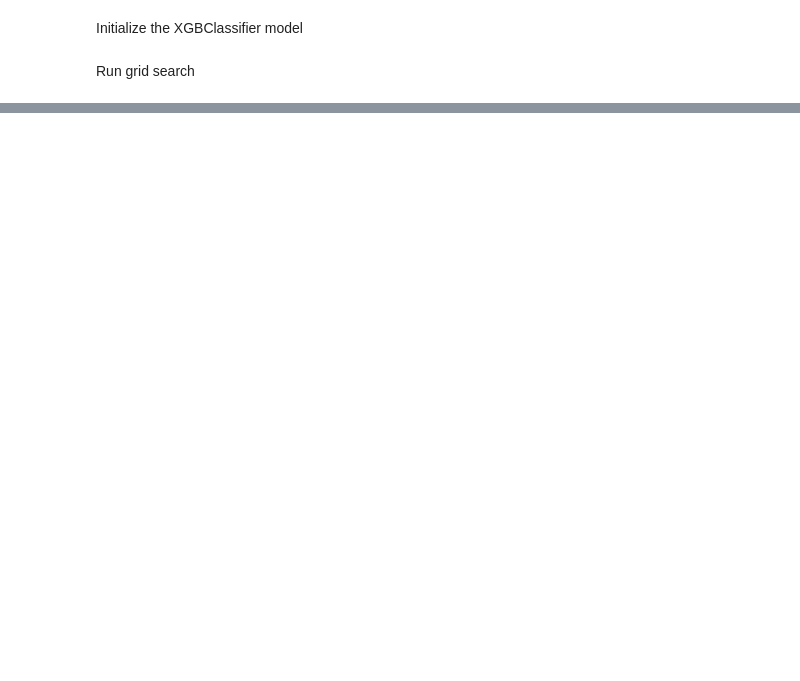
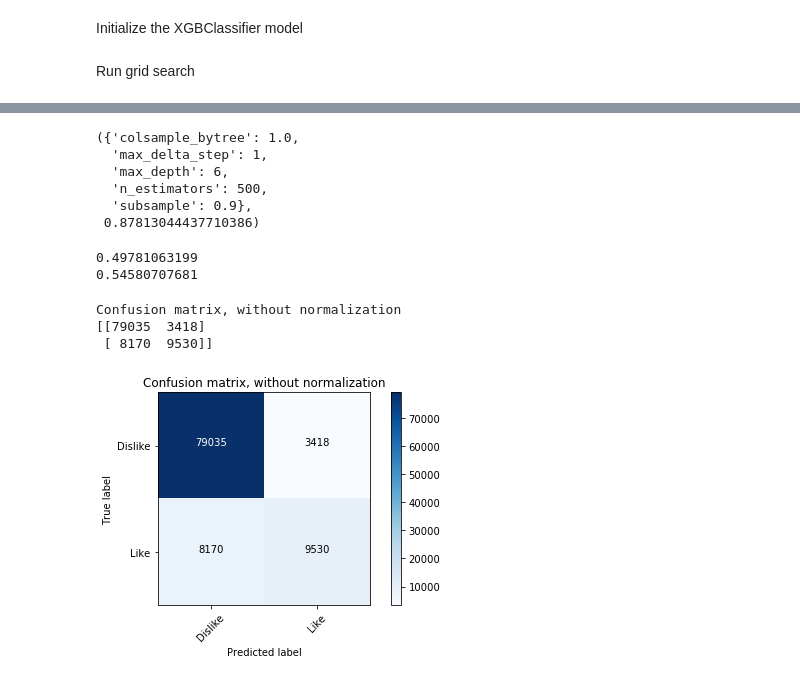
Before and after one commit to mathurtx/hinge-ranking, a Jupyter notebook: src/experiment/XGBoost.ipynb, the cells around one changed output, grey strips where cells are left out. Saved outputs shown, nothing was run; the diff lists cells and outputs as text; code cells hidden in the pictures; blank space fills up the shorter version.

```diff
--- a/src/experiment/XGBoost.ipynb
+++ b/src/experiment/XGBoost.ipynb
@@ -18,6 +20,7 @@ Set our parameters for xgboost
 For Imbalanced dataset we set max_delta_step = 1
 # %%
 params = {}
+class_names = ['Dislike','Like']
 params['max_depth'] = [4,6,10]
 params['max_delta_step'] = (1,3)
 params['n_estimators'] = [100, 250, 500]
@@ -71,0 +122,9 @@ grid_search.fit(X_train,y_train.values.ravel())
+# %%
+grid_search.best_params_, grid_search.best_score_
+# %% [output]
+({'colsample_bytree': 1.0,
+  'max_delta_step': 1,
+  'max_depth': 6,
+  'n_estimators': 500,
+  'subsample': 0.9},
+ 0.87813044437710386)
@@ -72 +134,22 @@ grid_search.fit(X_train,y_train.values.ravel())
+# %%
+y_scores = grid_search.best_estimator_.predict_proba(X_test)[:,1]
+precision, recall, thresholds = precision_recall_curve(y_test, y_scores)
+print(auc(y_test, y_scores, reorder=True))
+print(auc(precision, recall, reorder=True))
+y_predict = grid_search.best_estimator_.predict(X_test)
+confusion_matrix_pca_logistic = confusion_matrix(y_test, y_predict)
+# %% [output]
+0.49781063199
+0.54580707681
+# %%
+plt.figure()
+plot_confusion_matrix(confusion_matrix_pca_logistic, classes=class_names,
+                      title='Confusion matrix, without normalization')
+
+plt.show()
+# %% [output]
+Confusion matrix, without normalization
+[[79035  3418]
+ [ 8170  9530]]
+[figure, added]
 # %%
```
Also changed, not shown: parts of 9 cells of this notebook, 2 other files.
